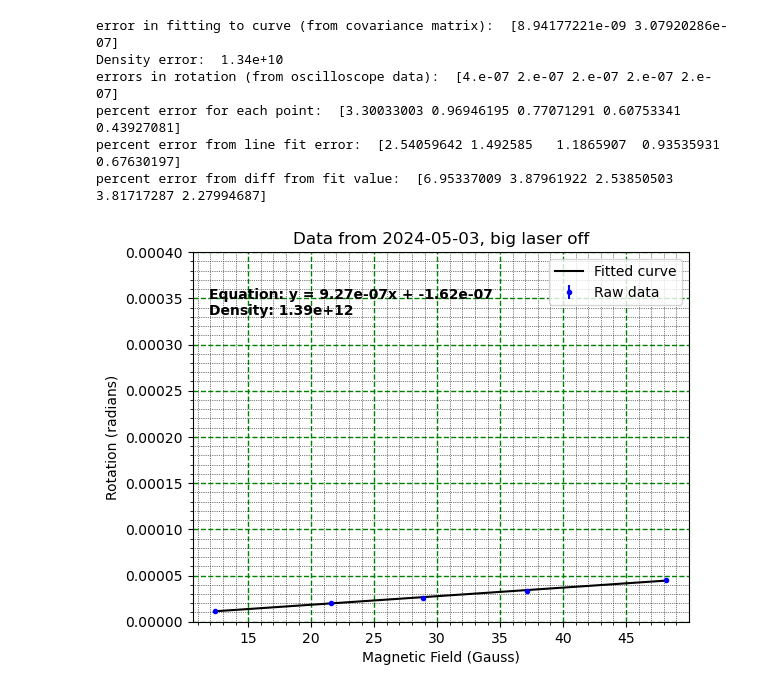
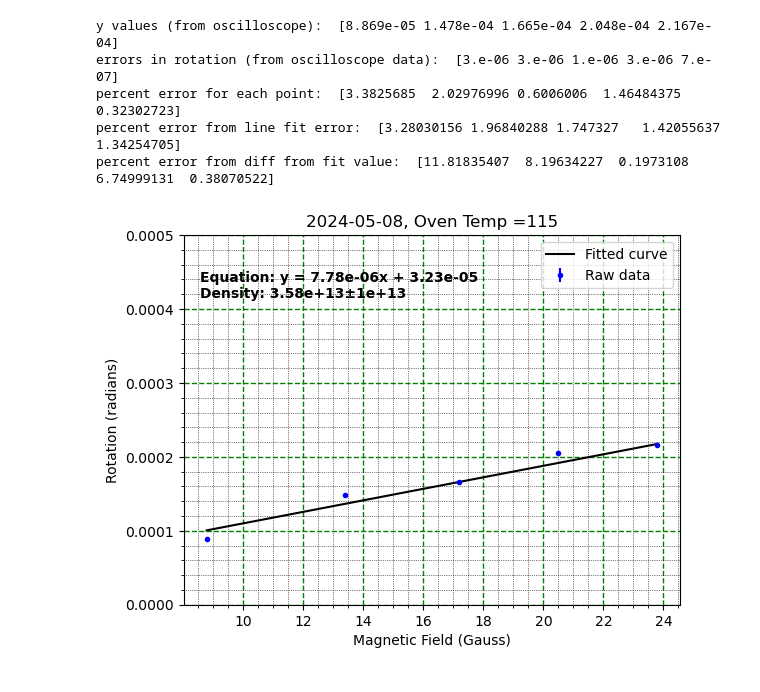
Before and after one commit to Saam-SEOP-Lab/alkali-density, a Jupyter notebook: DensityDataPlotter.ipynb, the cells around one changed output. Cells and saved outputs as stored; diff of their text form; code cells hidden in the pictures.

Commit message:
Added documentation, added the ability to continuously collect voltage data and save output to csv, other general clean up.

```diff
--- a/DensityDataPlotter.ipynb
+++ b/DensityDataPlotter.ipynb
@@ -1,6 +1,10 @@
 # %%
+###########################################################################################################
+# This module is used to analyze density data sets to obtain a Rb number density
+# Specify a date and trial number to retrieve data from the json data files and create a plot
+###########################################################################################################
+
 #import all the things!!!
-
 #real python libraries
 import numpy as np
 #stuff I wrote
@@ -12,11 +16,8 @@ import Utilities as util
 import densityCalculations as calc
 
 
-
-#let's try to set up a module where I can enter the date collected, and trial number and get back a graph
-
 #the date I want data for
-target_date_d = '03'
+target_date_d = '08'
 target_date_m = '05'
 target_date_y = '2024'
 
@@ -24,7 +25,7 @@ target_date_y = '2024'
 filepath = 'Data/rotationdata_'+target_date_m+target_date_d+target_date_y+'.json'
 #collection data in YYYY-MM-DD
 target_date = target_date_y+'-'+target_date_m+'-'+target_date_d
-trialnum = 17
+trialnum = 16
 my_data = util.get_data_from_file(filepath, target_date, trialnum)
 
 #now I have the data. Excellent. Now it needs to be put into a dataSet object
@@ -34,79 +35,78 @@ analysis = ds.DataSet(my_data,func.line,'line',100)
 subset = analysis.data_subset_index('after',1)
 analysis = ds.DataSet(subset, func.line, 'line', 100)
 
+#Estimate slope error form standard dev estimates from covariance matrix
+std_dev = analysis.standard_deviation
+olen = my_data.optical_length #optical length
+laserwl = my_data.laser_wavelength #laser wavelength
+density_error = calc.densityError(std_dev[1], olen, laserwl) #the Y variance is the important number here!
 
 
-pcov = analysis.getPcov()
-diag = np.diag(pcov)
-error = np.sqrt(np.diag(pcov))
-print('error in fitting to curve (from covariance matrix): ', error)
-
-my_data.optical_length
-
-
-olen = my_data.optical_length #optical length
-laserwl = my_data.laser_wavelength #laser wavelength
-def densityError(slope_err):
-    s_err = calc.rb_density(slope_err, olen, laserwl)
-    return s_err
-
-density_error = util.formatter(densityError(error[0]),2)
-
-print('Density error: ', density_error)
-
+#estimate error from error on each data point from oscilloscope averages repotred as percent difference
 ys = analysis.get_y_vals()
 xs = analysis.get_x_vals()
 error_per_point = analysis.get_y_error_vals()
 perc_e_point = np.zeros(len(error_per_point)+1)
 for i in range(0, len(error_per_point)):
     perc_e_point[i] = util.percent_error(ys[i], error_per_point[i])
+print('y values (from oscilloscope): ', ys)
+print('errors in rotation (from oscilloscope data): ', error_per_point)
 
-print('errors in rotation (from oscilloscope data): ', error_per_point)
 print('percent error for each point: ', perc_e_point[:len(error_per_point)])
 perc_e_curvefit = np.zeros(len(ys)+1)
 for i in range(0, len(ys)):
-    perc_e_curvefit[i] = util.percent_error(ys[i], error[1])
+    perc_e_curvefit[i] = util.percent_error(ys[i], std_dev[1])
 print('percent error from line fit error: ', perc_e_curvefit[:len(ys)])
 
+
+#Estimate error by comparing fit line to collected data point and taking percent difference
 fitParam = analysis.getParam()
 m = fitParam[0]
 b = fitParam[1]
 
 def getFitVal(x):
     val = (m*x)+b
     return val
 
 perc_e_curvecomapre = np.zeros(len(xs)+1)
 for i in range(0, len(xs)):
     y_curve = getFitVal(xs[i])
     dif = y_curve-ys[i]
     perc_e_curvecomapre[i] = util.percent_error(y_curve, dif)
 print('percent error from diff from fit value: ', perc_e_curvecomapre[:len(xs)])
 
 
 
 #set the plot settings
-plot_title = 'Data from ' + target_date + ', big laser off'
+plot_title = target_date + ', Oven Temp =115'
 x_label = 'Magnetic Field (Gauss)'
 y_label = 'Rotation (radians)'
 
 vert_min = 0.000
-vert_max =  0.0004
+vert_max = 0.0005
 
 
 #approximate rubidium density so we can display it on the plot
-density_disp_val = analysis.rb_density_formatted()
+#now with estimated error value!
+density_disp_val = str(analysis.rb_density_formatted()) + u"\u00B1" + str(density_error)
 
-
-my_settings = ps.plotSettings(plot_title, x_label , y_label , vert_min, vert_max, analysis.plotdata, analysis.fitted_data, analysis.chisqd, analysis.equation, density_disp_val)
-
+#set up the plot
+my_settings = ps.plotSettings(plot_title,
+                              x_label ,
+                              y_label ,
+                              vert_min,
+                              vert_max,
+                              analysis.plotdata,
+                              analysis.fitted_data,
+                              analysis.chisqd,
+                              analysis.equation,
+                              density_disp_val)
 #plot the data with the settings specified
 den.better_plot(my_settings)
 # %% [output]
-error in fitting to curve (from covariance matrix):  [8.94177221e-09 3.07920286e-07]
-Density error:  1.34e+10
-errors in rotation (from oscilloscope data):  [4.e-07 2.e-07 2.e-07 2.e-07 2.e-07]
-percent error for each point:  [3.30033003 0.96946195 0.77071291 0.60753341 0.43927081]
-percent error from line fit error:  [2.54059642 1.492585   1.1865907  0.93535931 0.67630197]
-percent error from diff from fit value:  [6.95337009 3.87961922 2.53850503 3.81717287 2.27994687]
+y values (from oscilloscope):  [8.869e-05 1.478e-04 1.665e-04 2.048e-04 2.167e-04]
+errors in rotation (from oscilloscope data):  [3.e-06 3.e-06 1.e-06 3.e-06 7.e-07]
+percent error for each point:  [3.3825685  2.02976996 0.6006006  1.46484375 0.32302723]
+percent error from line fit error:  [3.28030156 1.96840288 1.747327   1.42055637 1.34254705]
+percent error from diff from fit value:  [11.81835407  8.19634227  0.1973108   6.74999131  0.38070522]
-[figure, old version]
+[figure, new version]
```
Also changed, not shown: parts of 6 cells of this notebook, 11 other files.
